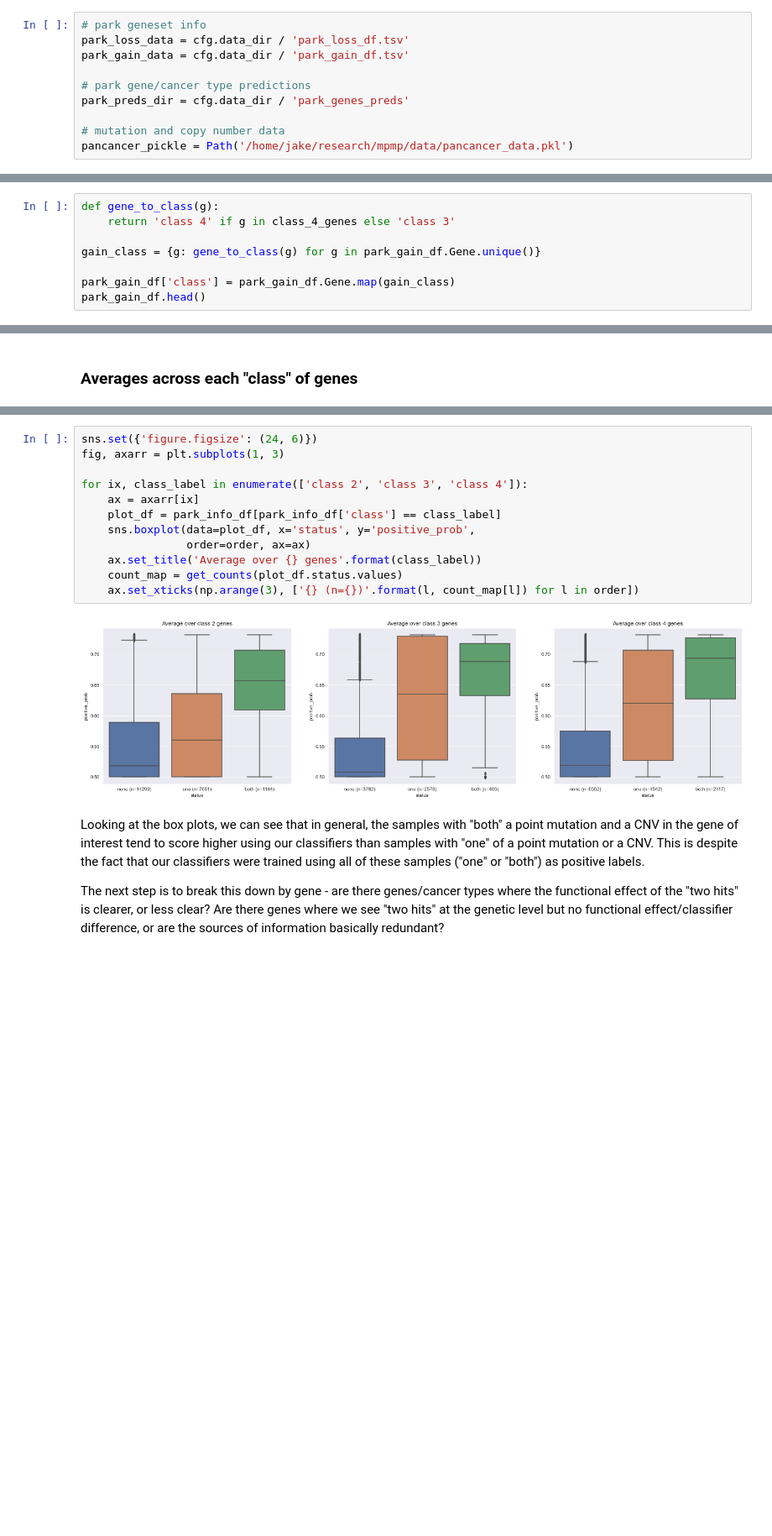
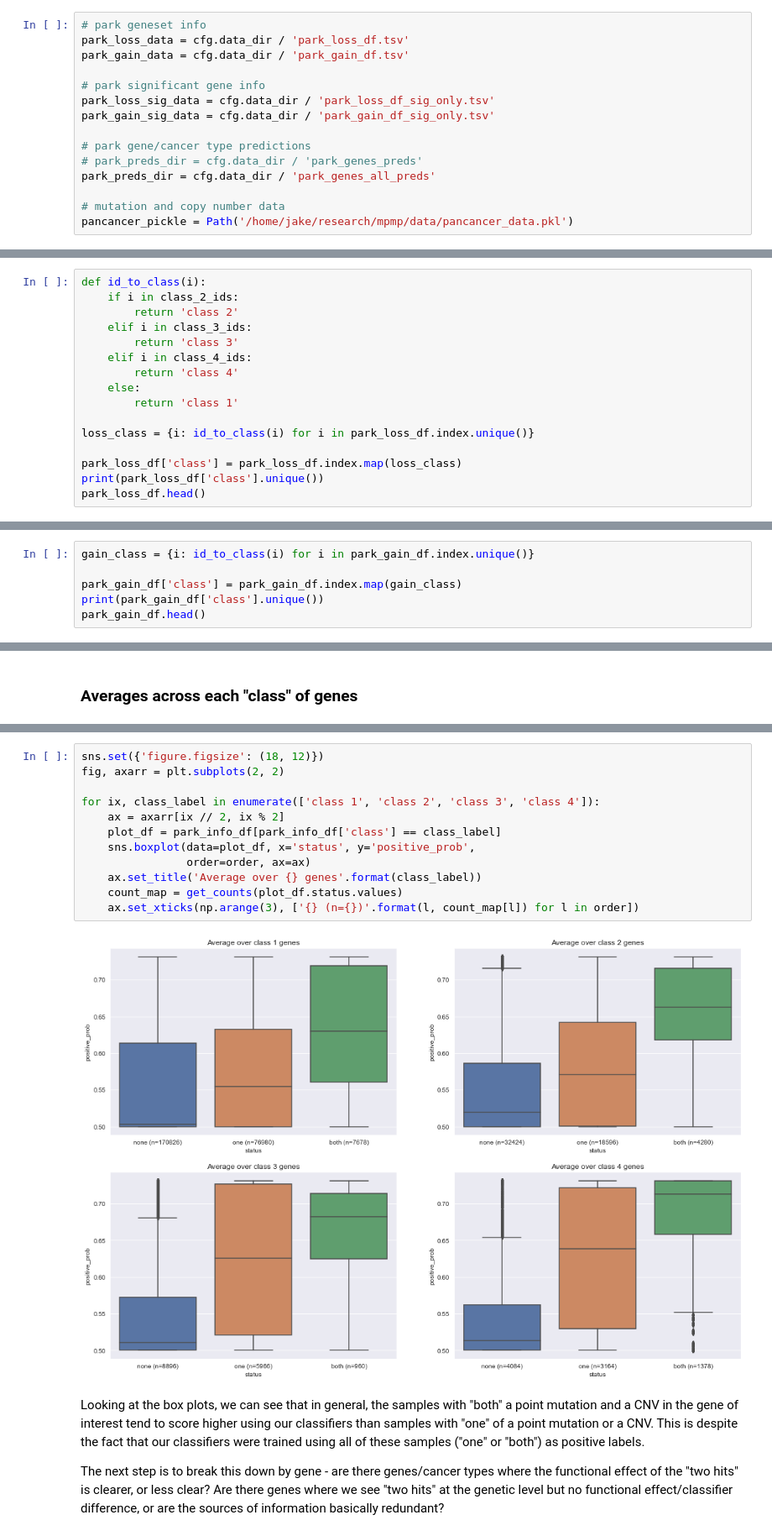
Before and after one commit to greenelab/mutation-fn, a Jupyter notebook: 3_park_analysis.ipynb, the cells around one changed output, grey strips where cells are left out. Shown at 84% size. Cells and saved outputs as stored; diff of their text form; blank space fills up the shorter version.

Commit message:
add all genes + fix class assignment

```diff
--- a/3_park_analysis.ipynb
+++ b/3_park_analysis.ipynb
@@ -23,8 +23,13 @@ import config as cfg
 park_loss_data = cfg.data_dir / 'park_loss_df.tsv'
 park_gain_data = cfg.data_dir / 'park_gain_df.tsv'
 
+# park significant gene info
+park_loss_sig_data = cfg.data_dir / 'park_loss_df_sig_only.tsv'
+park_gain_sig_data = cfg.data_dir / 'park_gain_df_sig_only.tsv'
+
 # park gene/cancer type predictions
-park_preds_dir = cfg.data_dir / 'park_genes_preds'
+# park_preds_dir = cfg.data_dir / 'park_genes_preds'
+park_preds_dir = cfg.data_dir / 'park_genes_all_preds'
 
 # mutation and copy number data
 pancancer_pickle = Path('/home/jake/research/mpmp/data/pancancer_data.pkl')
@@ -205,8 +182,0 @@ park_loss_df.head()
-# %%
-def gene_to_class(g):
-    return 'class 4' if g in class_4_genes else 'class 3'
-
-gain_class = {g: gene_to_class(g) for g in park_gain_df.Gene.unique()}
-
-park_gain_df['class'] = park_gain_df.Gene.map(gain_class)
-park_gain_df.head()
@@ -219,0 +215,16 @@ park_gain_df.head()
+# %%
+def id_to_class(i):
+    if i in class_2_ids:
+        return 'class 2'
+    elif i in class_3_ids:
+        return 'class 3'
+    elif i in class_4_ids:
+        return 'class 4'
+    else:
+        return 'class 1'
+
+loss_class = {i: id_to_class(i) for i in park_loss_df.index.unique()}
+
+park_loss_df['class'] = park_loss_df.index.map(loss_class)
+print(park_loss_df['class'].unique())
+park_loss_df.head()
@@ -219,0 +239,6 @@ park_gain_df.head()
+# %%
+gain_class = {i: id_to_class(i) for i in park_gain_df.index.unique()}
+
+park_gain_df['class'] = park_gain_df.index.map(gain_class)
+print(park_gain_df['class'].unique())
+park_gain_df.head()
@@ -384,17 +418,17 @@ plt.xticks(np.arange(3),
 # %%
-sns.set({'figure.figsize': (24, 6)})
-fig, axarr = plt.subplots(1, 3)
+sns.set({'figure.figsize': (18, 12)})
+fig, axarr = plt.subplots(2, 2)
 
-for ix, class_label in enumerate(['class 2', 'class 3', 'class 4']):
-    ax = axarr[ix]
+for ix, class_label in enumerate(['class 1', 'class 2', 'class 3', 'class 4']):
+    ax = axarr[ix // 2, ix % 2]
     plot_df = park_info_df[park_info_df['class'] == class_label]
     sns.boxplot(data=plot_df, x='status', y='positive_prob',
                 order=order, ax=ax)
     ax.set_title('Average over {} genes'.format(class_label))
     count_map = get_counts(plot_df.status.values)
     ax.set_xticks(np.arange(3), ['{} (n={})'.format(l, count_map[l]) for l in order])
 # %% [output]
-[figure, old version]
+[figure, new version]
 # %% [markdown]
 Looking at the box plots, we can see that in general, the samples with "both" a point mutation and a CNV in the gene of interest tend to score higher using our classifiers than samples with "one" of a point mutation or a CNV. This is despite the fact that our classifiers were trained using all of these samples ("one" or "both") as positive labels.
 
```
Also changed, not shown: parts of 20 cells of this notebook, 1 other file.
